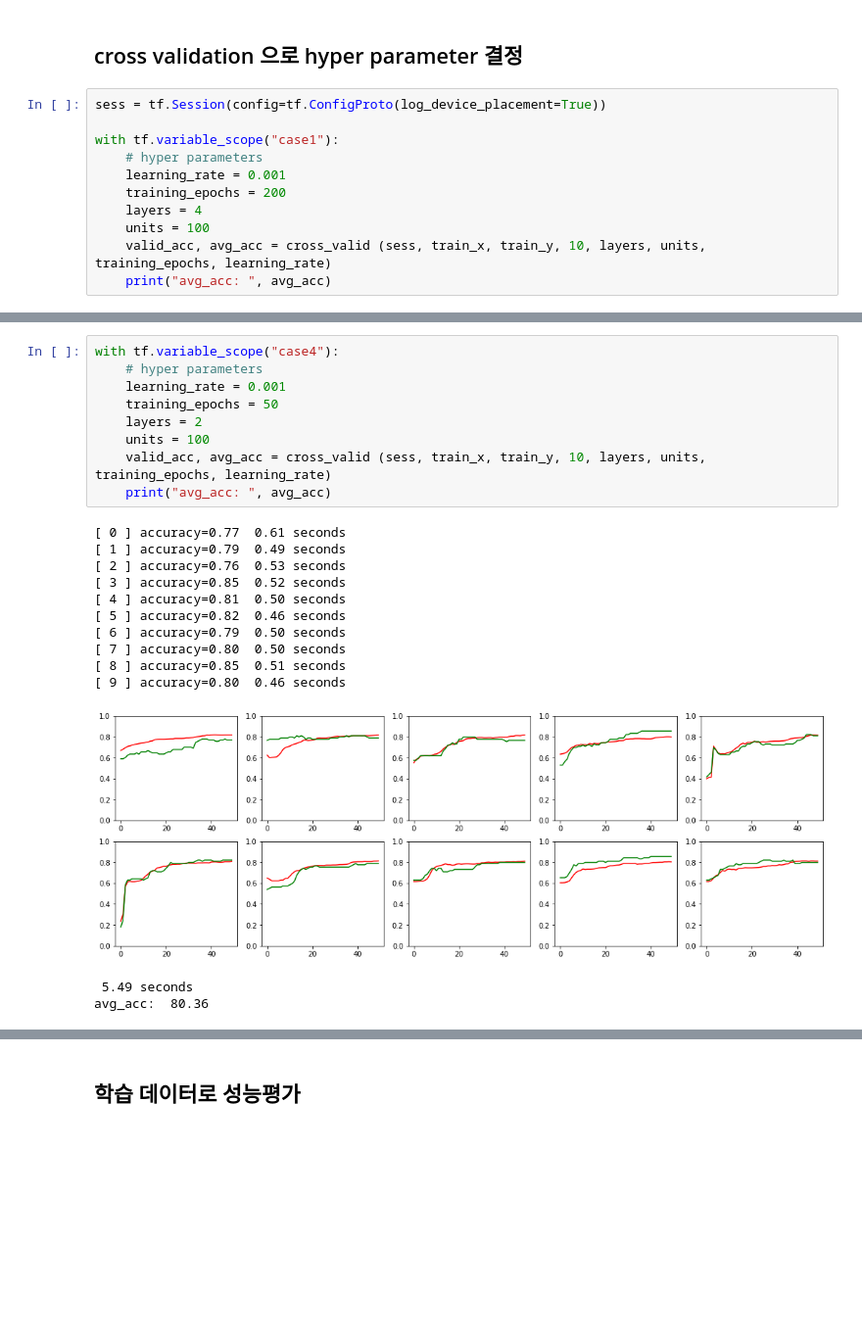
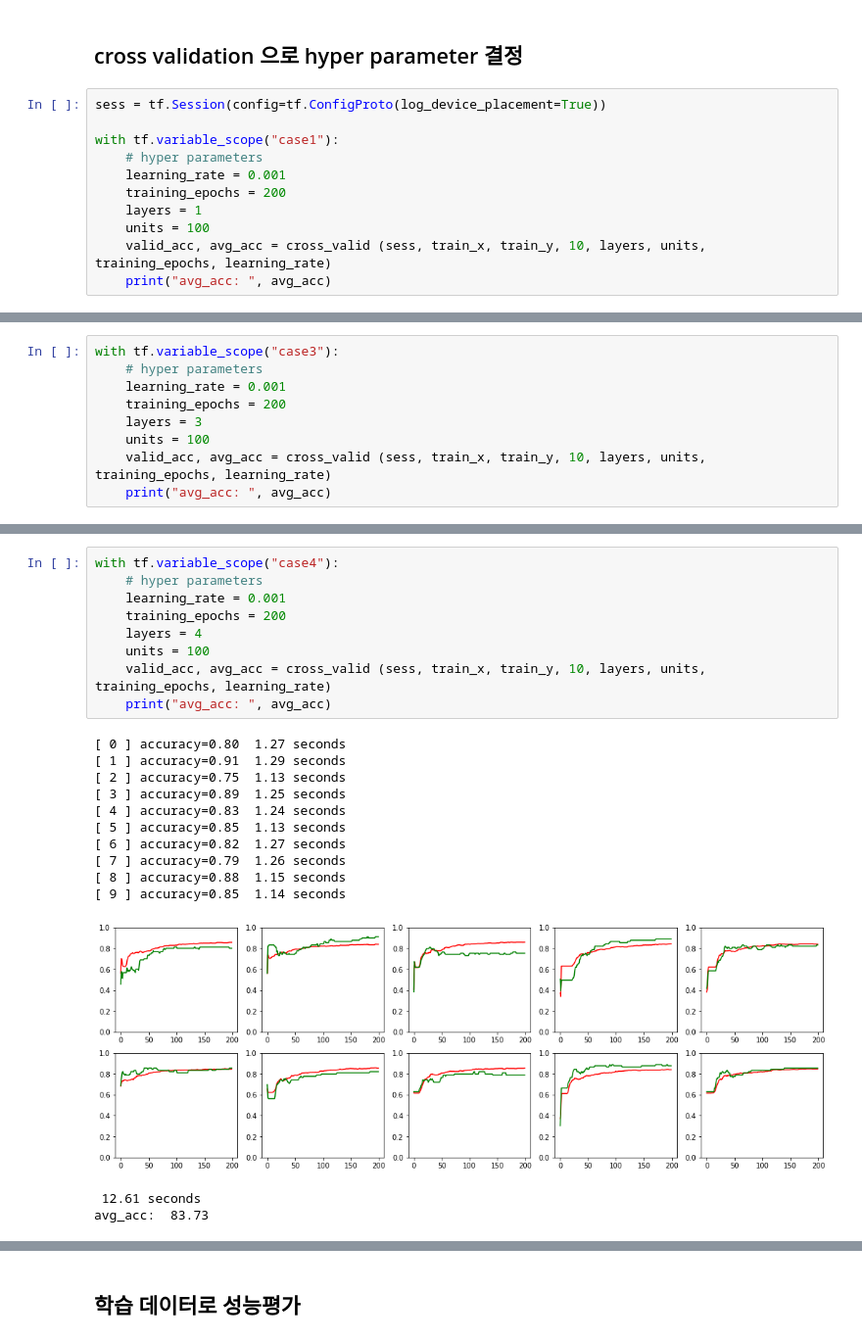
Before and after one commit to inoray/ML_DL_Tensorflow_study, a Jupyter notebook: season_02_Kaggle/01_Titanic_Machine_Learning_from_Disaster/김성헌/김성헌_타이타닉_1차_CrossValidation_DNN_dropout.ipynb, the cells around one changed output, grey strips where cells are left out. Shown: that part at 98% size. Saved outputs shown, nothing was run; the diff lists cells and outputs as text; blank space fills up the shorter version.

Commit message:
cross validation 테스트 추가

```diff
--- a/season_02_Kaggle/01_Titanic_Machine_Learning_from_Disaster/김성헌/김성헌_타이타닉_1차_CrossValidation_DNN_dropout.ipynb
+++ b/season_02_Kaggle/01_Titanic_Machine_Learning_from_Disaster/김성헌/김성헌_타이타닉_1차_CrossValidation_DNN_dropout.ipynb
@@ -185,7 +180,7 @@ with tf.variable_scope("case1"):
     # hyper parameters
     learning_rate = 0.001
     training_epochs = 200
-    layers = 4
+    layers = 1
     units = 100
     valid_acc, avg_acc = cross_valid (sess, train_x, train_y, 10, layers, units, training_epochs, learning_rate)
     print("avg_acc: ", avg_acc)
@@ -231,0 +227,9 @@ avg_acc:  82.94
+# %%
+with tf.variable_scope("case3"):
+    # hyper parameters
+    learning_rate = 0.001
+    training_epochs = 200
+    layers = 3
+    units = 100
+    valid_acc, avg_acc = cross_valid (sess, train_x, train_y, 10, layers, units, training_epochs, learning_rate)
+    print("avg_acc: ", avg_acc)
@@ -232,23 +250,23 @@ avg_acc:  82.94
 # %%
 with tf.variable_scope("case4"):
     # hyper parameters
     learning_rate = 0.001
-    training_epochs = 50
-    layers = 2
+    training_epochs = 200
+    layers = 4
     units = 100
     valid_acc, avg_acc = cross_valid (sess, train_x, train_y, 10, layers, units, training_epochs, learning_rate)
     print("avg_acc: ", avg_acc)
 # %% [output]
-[ 0 ] accuracy=0.77  0.61 seconds
-[ 1 ] accuracy=0.79  0.49 seconds
-[ 2 ] accuracy=0.76  0.53 seconds
-[ 3 ] accuracy=0.85  0.52 seconds
-[ 4 ] accuracy=0.81  0.50 seconds
-[ 5 ] accuracy=0.82  0.46 seconds
-[ 6 ] accuracy=0.79  0.50 seconds
-[ 7 ] accuracy=0.80  0.50 seconds
-[ 8 ] accuracy=0.85  0.51 seconds
-[ 9 ] accuracy=0.80  0.46 seconds
+[ 0 ] accuracy=0.80  1.27 seconds
+[ 1 ] accuracy=0.91  1.29 seconds
+[ 2 ] accuracy=0.75  1.13 seconds
+[ 3 ] accuracy=0.89  1.25 seconds
+[ 4 ] accuracy=0.83  1.24 seconds
+[ 5 ] accuracy=0.85  1.13 seconds
+[ 6 ] accuracy=0.82  1.27 seconds
+[ 7 ] accuracy=0.79  1.26 seconds
+[ 8 ] accuracy=0.88  1.15 seconds
+[ 9 ] accuracy=0.85  1.14 seconds
-[figure, old version]
+[figure, new version]
- 5.49 seconds
-avg_acc:  80.36
+ 12.61 seconds
+avg_acc:  83.73
```
Also changed, not shown: parts of 19 cells of this notebook, 1 other file.
